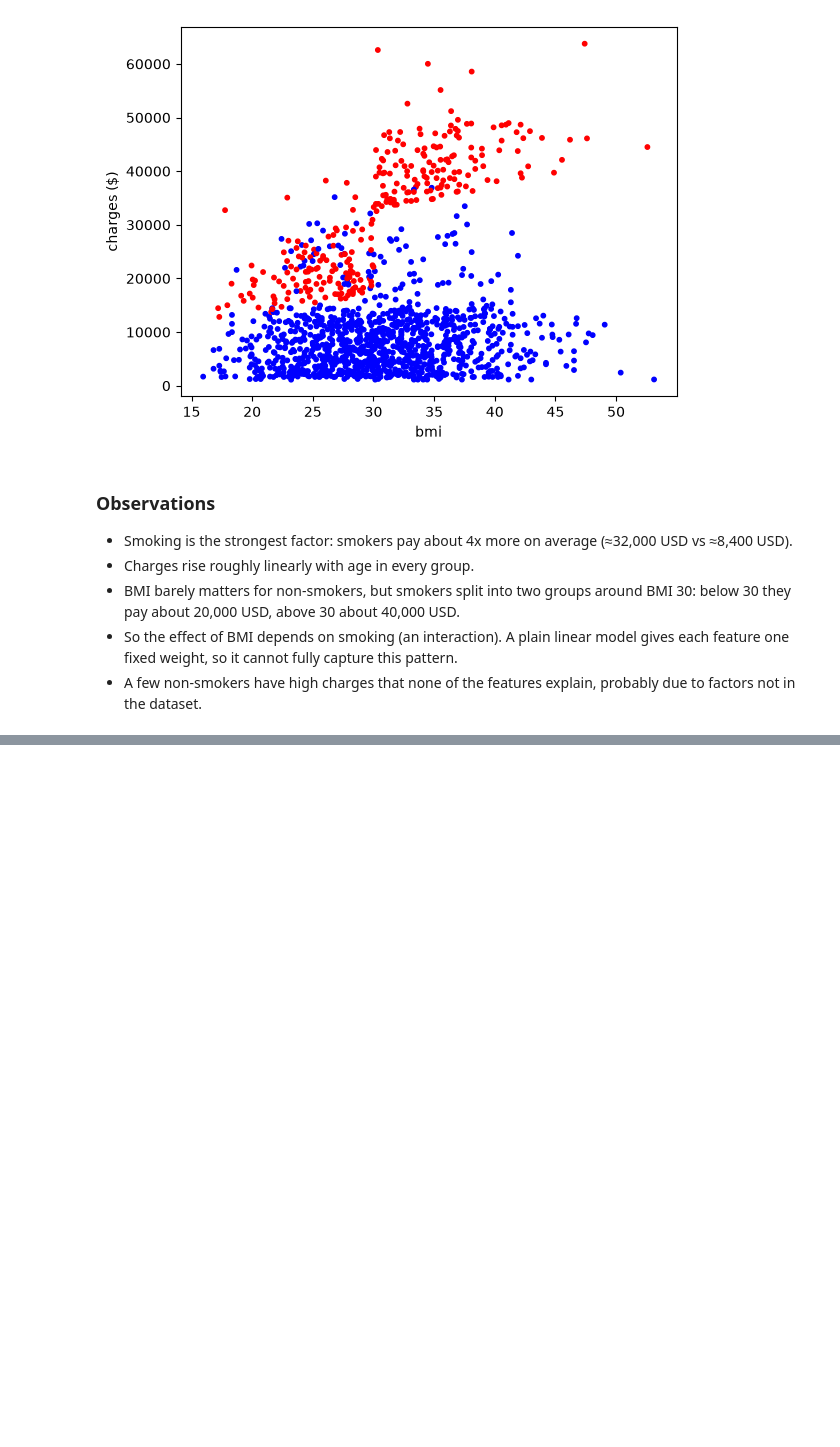
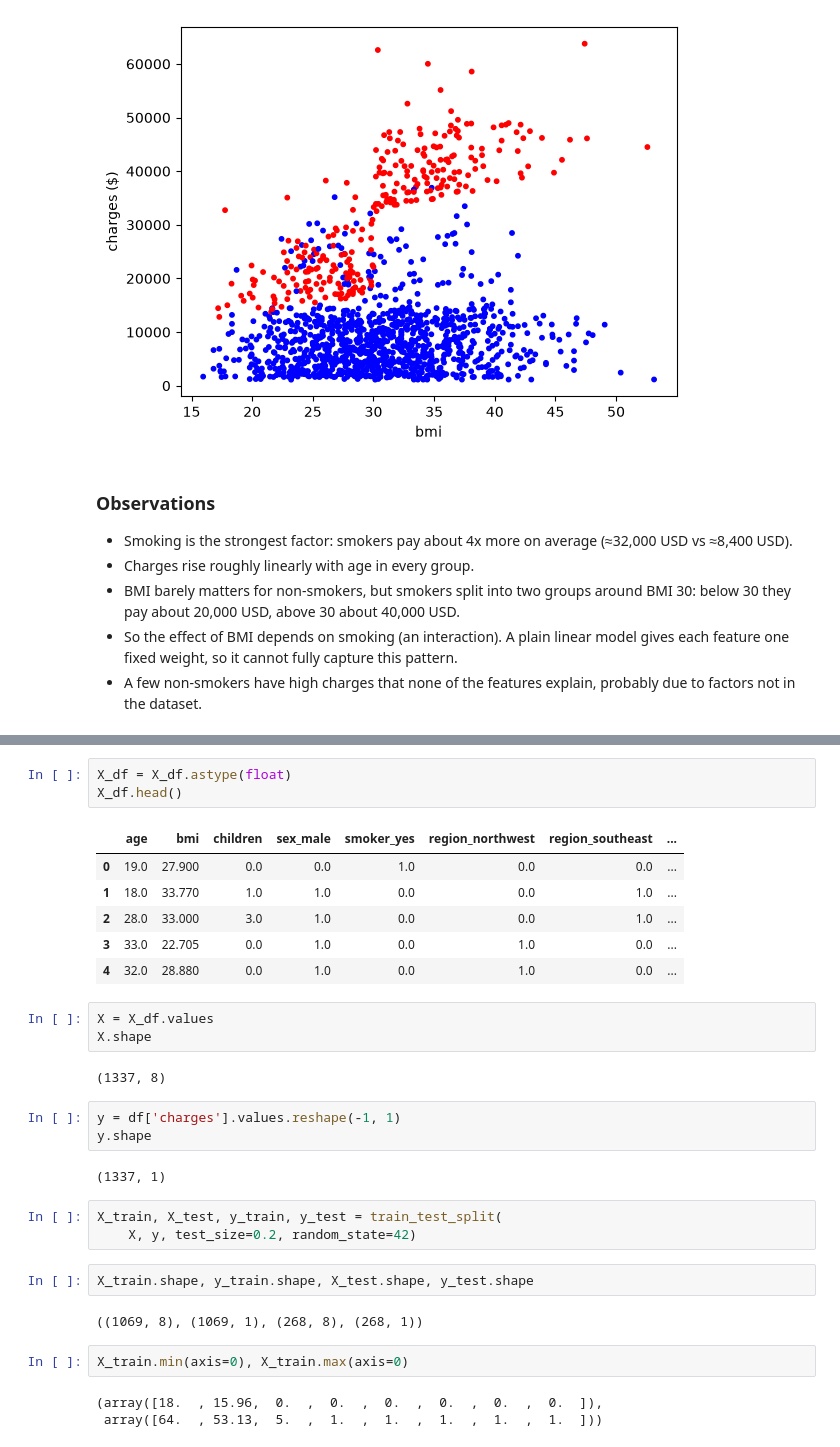
Before and after one commit to jvd1990/insurance-linear-regression-pytorch, a Jupyter notebook: insurance_linear_regression.ipynb, the cells around one changed output, grey strips where cells are left out. Saved outputs shown, nothing was run; the diff lists cells and outputs as text; blank space fills up the shorter version.

```diff
--- a/insurance_linear_regression.ipynb
+++ b/insurance_linear_regression.ipynb
@@ -167,0 +196,32 @@ plt.ylabel('charges ($)');
+# %%
+X_df = X_df.astype(float)
+X_df.head()
+# %% [output]
+|  | age | bmi | children | sex_male | smoker_yes | region_northwest | region_southeast | ... |
+| 0 | 19.0 | 27.900 | 0.0 | 0.0 | 1.0 | 0.0 | 0.0 | ... |
+| 1 | 18.0 | 33.770 | 1.0 | 1.0 | 0.0 | 0.0 | 1.0 | ... |
+| 2 | 28.0 | 33.000 | 3.0 | 1.0 | 0.0 | 0.0 | 1.0 | ... |
+| 3 | 33.0 | 22.705 | 0.0 | 1.0 | 0.0 | 1.0 | 0.0 | ... |
+| 4 | 32.0 | 28.880 | 0.0 | 1.0 | 0.0 | 1.0 | 0.0 | ... |
+# %%
+X = X_df.values
+X.shape
+# %% [output]
+(1337, 8)
+# %%
+y = df['charges'].values.reshape(-1, 1)
+y.shape
+# %% [output]
+(1337, 1)
+# %%
+X_train, X_test, y_train, y_test = train_test_split(
+    X, y, test_size=0.2, random_state=42)
+# %%
+X_train.shape, y_train.shape, X_test.shape, y_test.shape
+# %% [output]
+((1069, 8), (1069, 1), (268, 8), (268, 1))
+# %%
+X_train.min(axis=0), X_train.max(axis=0)
+# %% [output]
+(array([18.  , 15.96,  0.  ,  0.  ,  0.  ,  0.  ,  0.  ,  0.  ]),
+ array([64.  , 53.13,  5.  ,  1.  ,  1.  ,  1.  ,  1.  ,  1.  ]))
```
Also changed, not shown: parts of 10 cells of this notebook.
